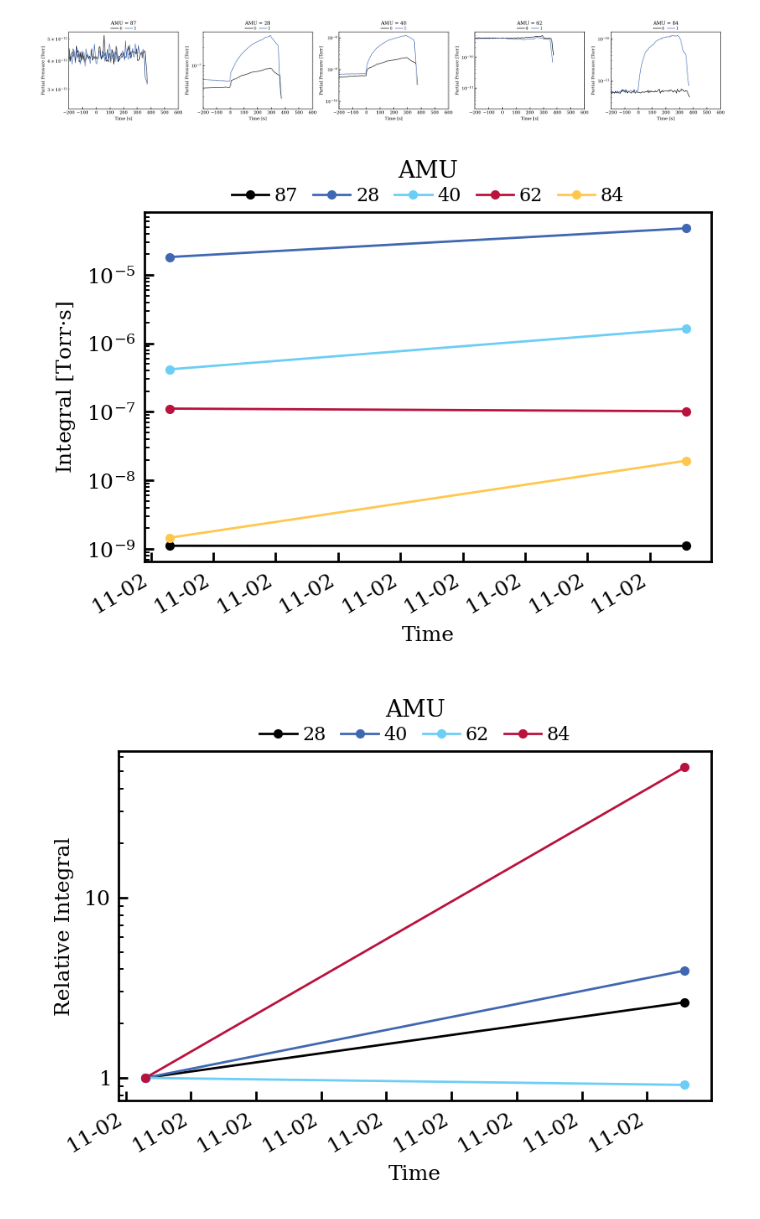
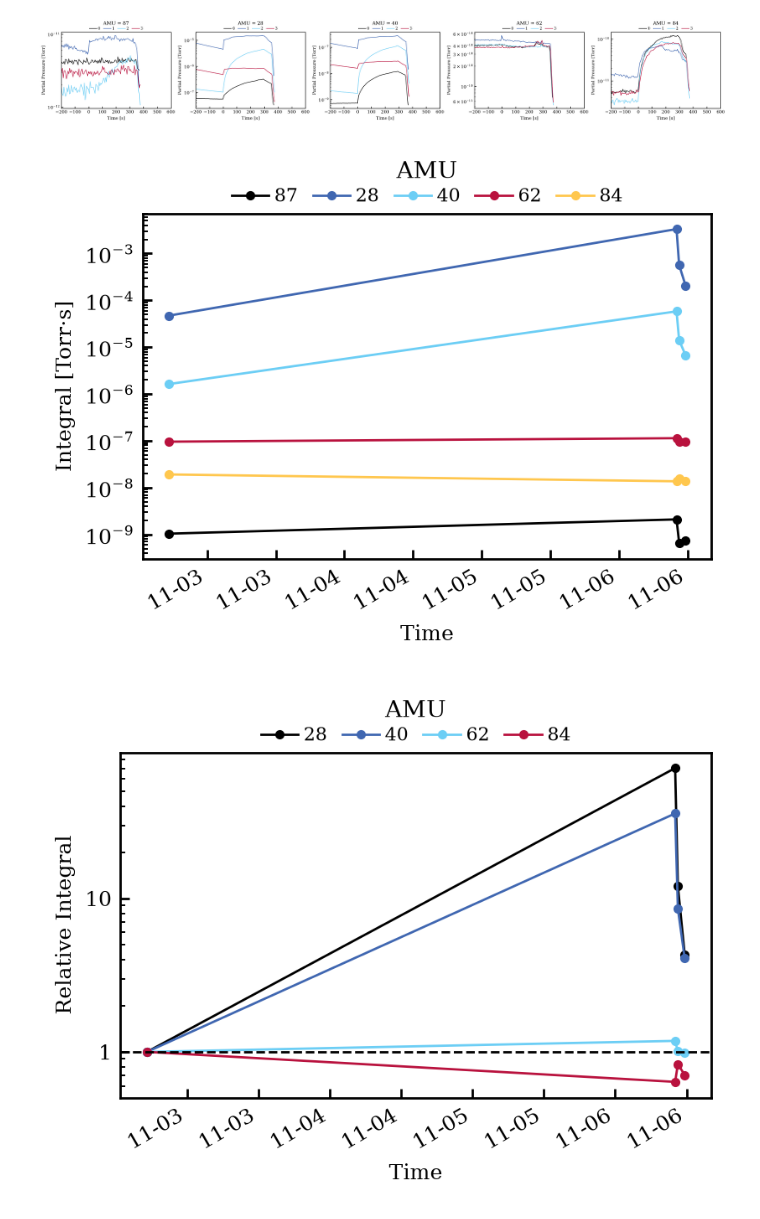
Before and after one commit to dachengx/rga-etl, a Jupyter notebook: math.ipynb, the cells around one changed output. Cells and saved outputs as stored; diff of their text form; code cells hidden in the pictures.

```diff
--- a/math.ipynb
+++ b/math.ipynb
@@ -11,8 +11,8 @@ import matplotlib.dates as mdates
 # %%
 from utils import read_rga_file, get_t0, get_integral
 # %%
-# folder = '../../Documents/RGAData/PressurevsTime'
-folder = '../rga'
+folder = '../../Documents/RGAData/PressurevsTime'
+# folder = '../rga'
 
 # filenames = [
 #     'PressurevsTime-20260921-112513-241.txt',
@@ -42,31 +42,42 @@ folder = '../rga'
 #     'PressurevsTime-20261026-105211-012.txt',
 # ]
 
+# filenames = [
+#     'PressurevsTime-20261102-155302-867.txt',
+#     'PressurevsTime-20261102-171546-393.txt',
+# ]
+
 filenames = [
-    'PressurevsTime-20261102-155302-867.txt',
     'PressurevsTime-20261102-171546-393.txt',
+    'PressurevsTime-20261106-100455-776.txt',
+    'PressurevsTime-20261106-103217-236.txt',
+    'PressurevsTime-20261106-114035-676.txt',
 ]
 
 masses = [87, 28, 40, 62, 84]
 # %%
+left, right = -200, 600
+
 fig, axes = plt.subplots(1, len(masses), figsize=(4 * len(masses), 3))
 
 for i, (ax, mass) in enumerate(zip(axes, masses)):
     for j, filename in enumerate(filenames):
         rga = read_rga_file(os.path.join(folder, filename))
         # filename.split('-')[2]
         t0 = get_t0(rga['t'], rga[28])
-        ax.plot(rga['t'] - t0, rga[mass], label=j)
+        mask = rga['t'] - t0 > left
+        mask &=  rga['t'] - t0 < right
+        ax.plot(rga['t'][mask] - t0, rga[mass][mask], label=j)
 
     ax.legend(title=f'AMU = {mass}', ncols=len(filenames))
     ax.set_xlabel('Time [s]')
     ax.set_ylabel('Partial Pressure [Torr]')
     ax.set_yscale('log')
-    ax.set_xlim(-200, 600)
+    ax.set_xlim(left, right)
 
 plt.show()
 # %% [output]
-[figure, old version]
+[figure, new version]
 # %%
 times = [
     datetime.strptime('-'.join(filename.split('-')[1:3]), '%Y%m%d-%H%M%S')
@@ -95,7 +106,7 @@ fig.autofmt_xdate()
 
 plt.show()
 # %% [output]
-[figure, old version]
+[figure, new version]
 # %%
 fig, ax = plt.subplots(figsize=(4, 3))
 
@@ -108,6 +119,7 @@ for j, mass in enumerate(masses):
         marker='o',
         label=mass,
     )
+ax.axhline(1, linestyle='dashed')
 
 ax.legend(title='AMU', ncols=len(masses) - 1)
 ax.set_xlabel('Time')
@@ -118,4 +130,4 @@ fig.autofmt_xdate()
 
 plt.show()
 # %% [output]
-[figure, old version]
+[figure, new version]
```
Also changed, not shown: 1 other file.
